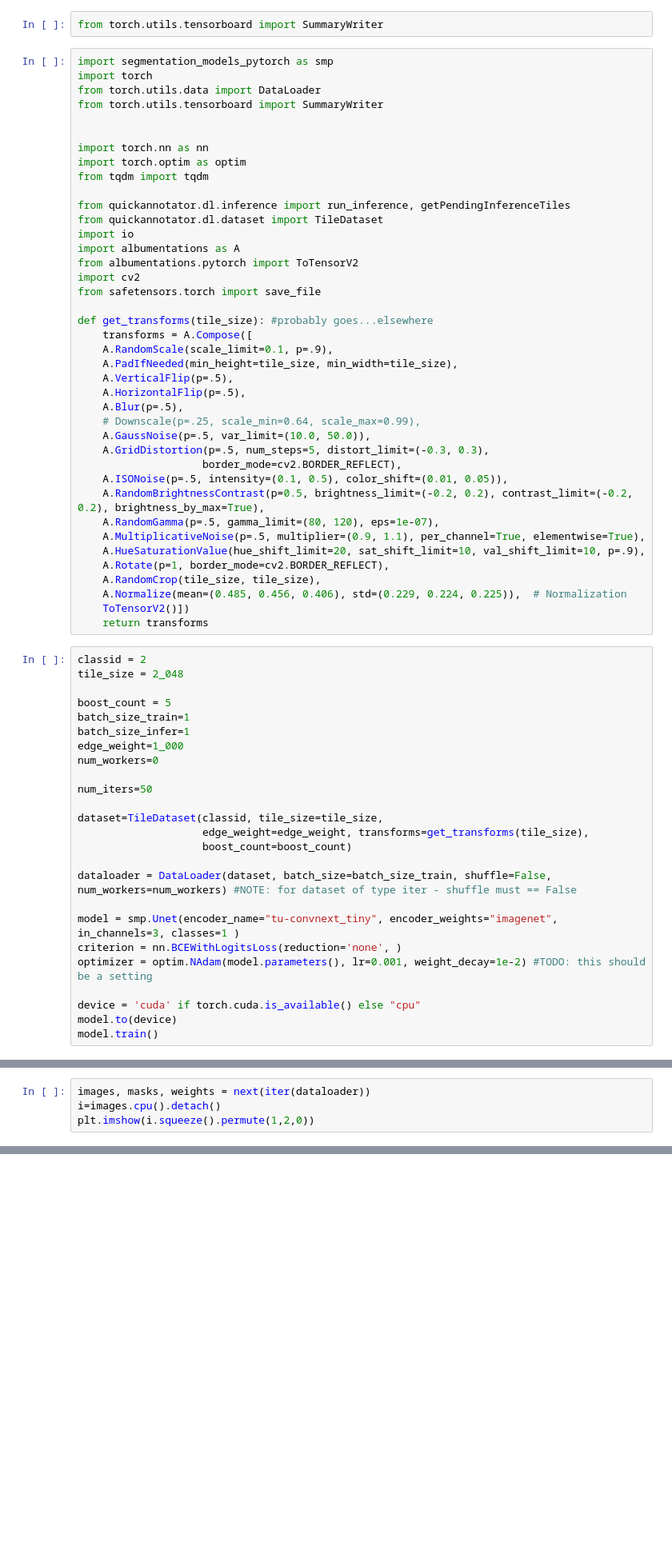
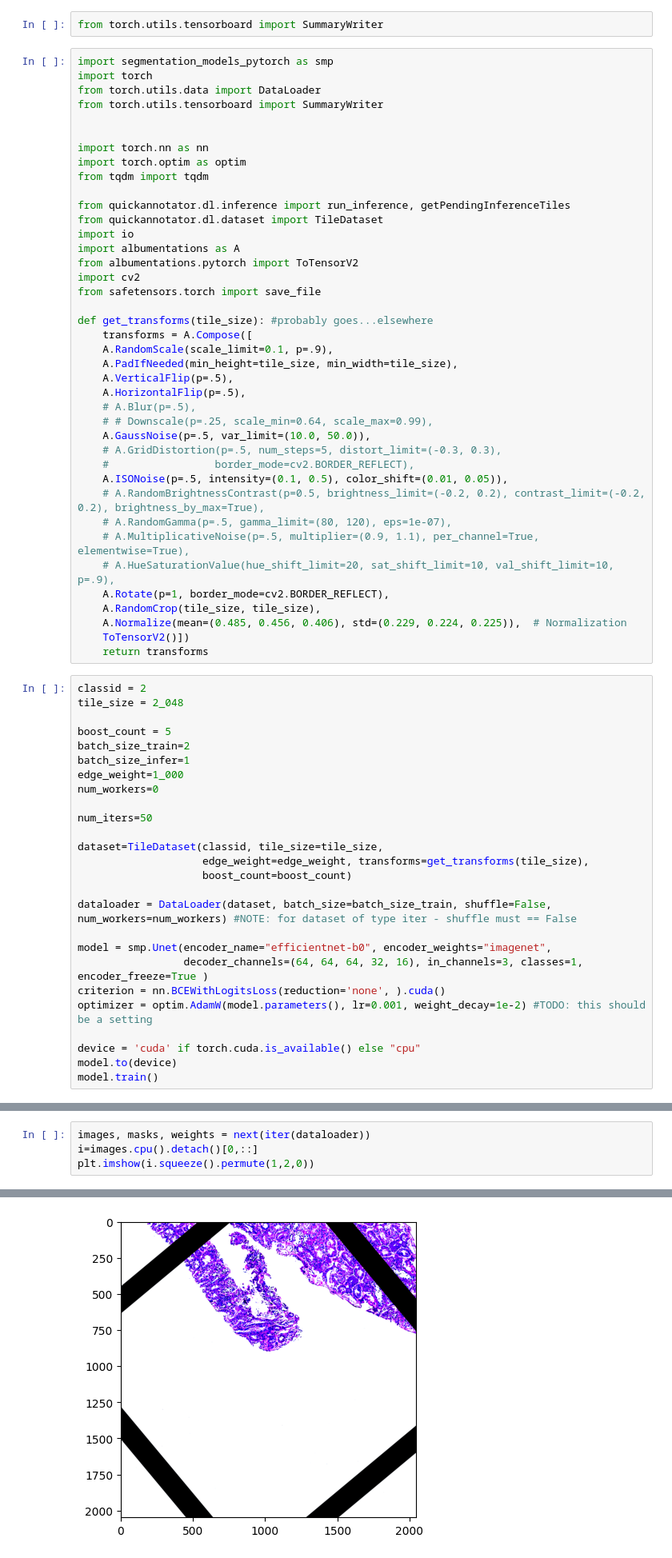
Before and after one commit to choosehappy/QuickAnnotator, a Jupyter notebook: quickannotator/dl/example-train-infer-notebook.ipynb, the cells around one changed output, grey strips where cells are left out. Shown: that part at 80% size. Cells and saved outputs as stored; diff of their text form; blank space fills up the shorter version.

Commit message:
mobilenetv2, frozen encoder, dynamic precision, reduced decoder

```diff
--- a/quickannotator/dl/example-train-infer-notebook.ipynb
+++ b/quickannotator/dl/example-train-infer-notebook.ipynb
@@ -30,16 +35,16 @@ def get_transforms(tile_size): #probably goes...elsewhere
     A.PadIfNeeded(min_height=tile_size, min_width=tile_size),
     A.VerticalFlip(p=.5),
     A.HorizontalFlip(p=.5),
-    A.Blur(p=.5),
-    # Downscale(p=.25, scale_min=0.64, scale_max=0.99),
+    # A.Blur(p=.5),
+    # # Downscale(p=.25, scale_min=0.64, scale_max=0.99),
     A.GaussNoise(p=.5, var_limit=(10.0, 50.0)),
-    A.GridDistortion(p=.5, num_steps=5, distort_limit=(-0.3, 0.3),
-                    border_mode=cv2.BORDER_REFLECT),
+    # A.GridDistortion(p=.5, num_steps=5, distort_limit=(-0.3, 0.3),
+    #                 border_mode=cv2.BORDER_REFLECT),
     A.ISONoise(p=.5, intensity=(0.1, 0.5), color_shift=(0.01, 0.05)),
-    A.RandomBrightnessContrast(p=0.5, brightness_limit=(-0.2, 0.2), contrast_limit=(-0.2, 0.2), brightness_by_max=True),
-    A.RandomGamma(p=.5, gamma_limit=(80, 120), eps=1e-07),
-    A.MultiplicativeNoise(p=.5, multiplier=(0.9, 1.1), per_channel=True, elementwise=True),
-    A.HueSaturationValue(hue_shift_limit=20, sat_shift_limit=10, val_shift_limit=10, p=.9),
+    # A.RandomBrightnessContrast(p=0.5, brightness_limit=(-0.2, 0.2), contrast_limit=(-0.2, 0.2), brightness_by_max=True),
+    # A.RandomGamma(p=.5, gamma_limit=(80, 120), eps=1e-07),
+    # A.MultiplicativeNoise(p=.5, multiplier=(0.9, 1.1), per_channel=True, elementwise=True),
+    # A.HueSaturationValue(hue_shift_limit=20, sat_shift_limit=10, val_shift_limit=10, p=.9),
     A.Rotate(p=1, border_mode=cv2.BORDER_REFLECT),
     A.RandomCrop(tile_size, tile_size),
     A.Normalize(mean=(0.485, 0.456, 0.406), std=(0.229, 0.224, 0.225)),  # Normalization
@@ -50,7 +55,7 @@ classid = 2
 tile_size = 2_048
 
 boost_count = 5
-batch_size_train=1
+batch_size_train=2
 batch_size_infer=1
 edge_weight=1_000
 num_workers=0
@@ -63,9 +68,10 @@ dataset=TileDataset(classid, tile_size=tile_size,
 
 dataloader = DataLoader(dataset, batch_size=batch_size_train, shuffle=False, num_workers=num_workers) #NOTE: for dataset of type iter - shuffle must == False
 
-model = smp.Unet(encoder_name="tu-convnext_tiny", encoder_weights="imagenet", in_channels=3, classes=1 )
-criterion = nn.BCEWithLogitsLoss(reduction='none', )
-optimizer = optim.NAdam(model.parameters(), lr=0.001, weight_decay=1e-2) #TODO: this should be a setting
+model = smp.Unet(encoder_name="efficientnet-b0", encoder_weights="imagenet",
+                 decoder_channels=(64, 64, 64, 32, 16), in_channels=3, classes=1, encoder_freeze=True )
+criterion = nn.BCEWithLogitsLoss(reduction='none', ).cuda()
+optimizer = optim.AdamW(model.parameters(), lr=0.001, weight_decay=1e-2) #TODO: this should be a setting
 
 device = 'cuda' if torch.cuda.is_available() else "cpu"
 model.to(device)
@@ -187,4 +280,5 @@ plt.imshow(images)
 # %%
 images, masks, weights = next(iter(dataloader))
-i=images.cpu().detach()
+i=images.cpu().detach()[0,::]
 plt.imshow(i.squeeze().permute(1,2,0))
+# %% [output]
@@ -190,0 +291 @@ plt.imshow(i.squeeze().permute(1,2,0))
+[figure, added]
```
Also changed, not shown: parts of 17 cells of this notebook.
